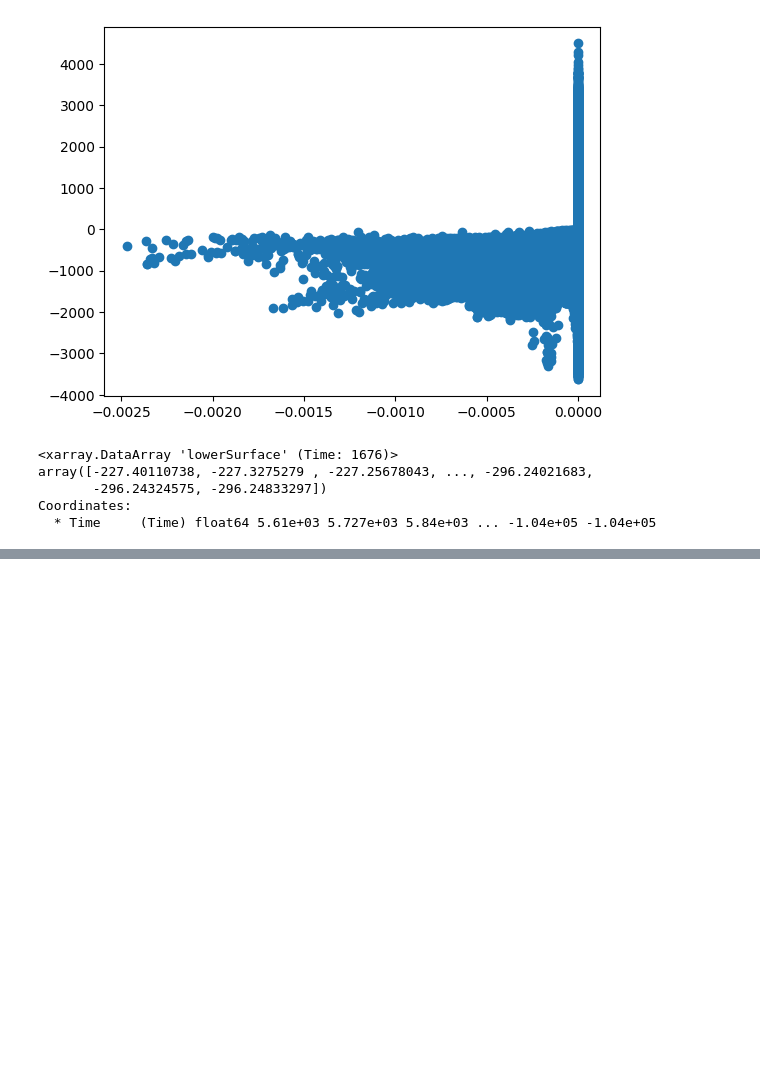
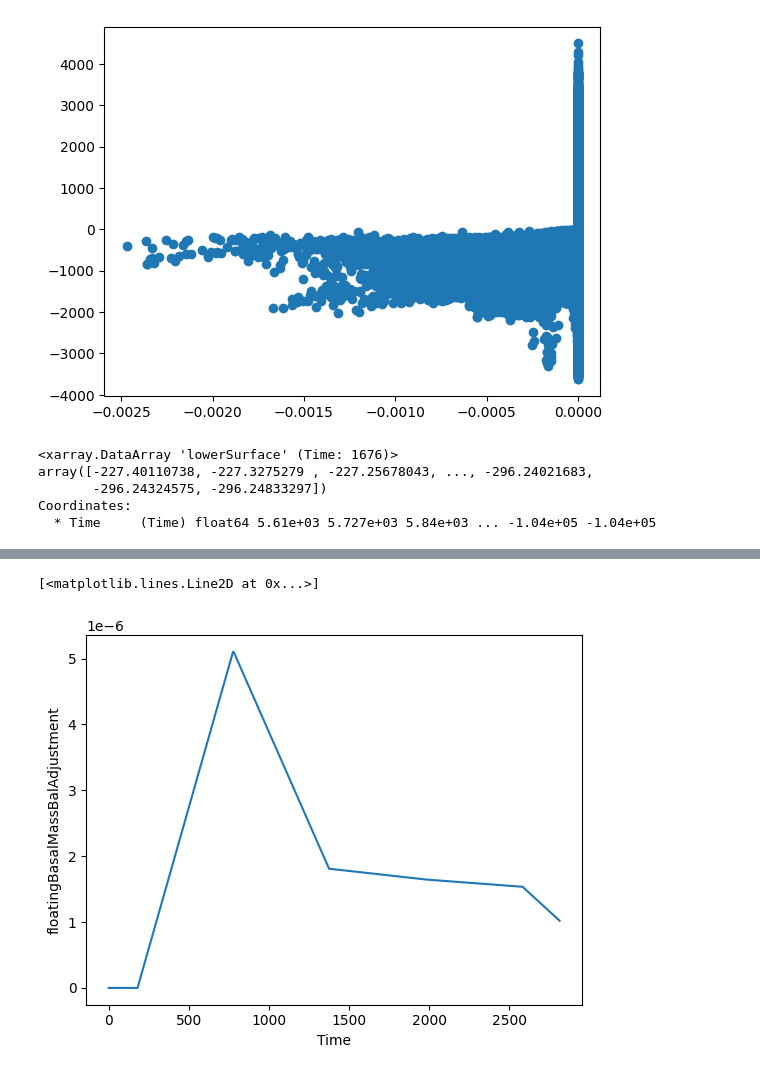
Before and after one commit to mshiv/AISLENS, a Jupyter notebook: notebooks/MALI-ISMIP6-SSP-Forcing-Trend-Generation.ipynb, the cells around one changed output, grey strips where cells are left out. Saved outputs shown, nothing was run; the diff lists cells and outputs as text; code cells hidden in the pictures; blank space fills up the shorter version.

```diff
--- a/notebooks/MALI-ISMIP6-SSP-Forcing-Trend-Generation.ipynb
+++ b/notebooks/MALI-ISMIP6-SSP-Forcing-Trend-Generation.ipynb
@@ -378,0 +464,7 @@ Coordinates:
+# %%
+ds_forcing_adj_trend_ssp126['floatingBasalMassBalAdjustment'].plot()
+#ds_forcing_adj_trend_ssp126['floatingBasalMassBalAdjustment_var'].plot()
+#(ds_forcing_adj_trend_ssp126['floatingBasalMassBalAdjustment_var'] - ds_forcing_adj_trend_ssp126['floatingBasalMassBalAdjustment']).plot()
+# %% [output]
+[<matplotlib.lines.Line2D at 0x...>]
+[figure, added]
```
Also changed, not shown: parts of 37 cells of this notebook, 7 other files.
